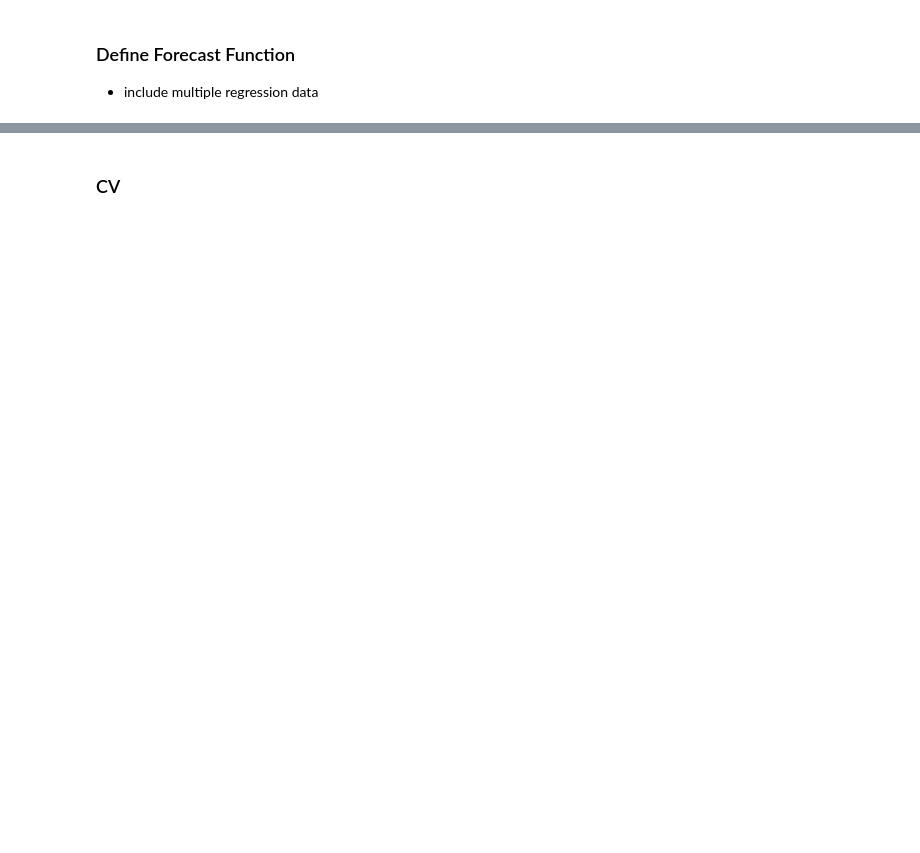
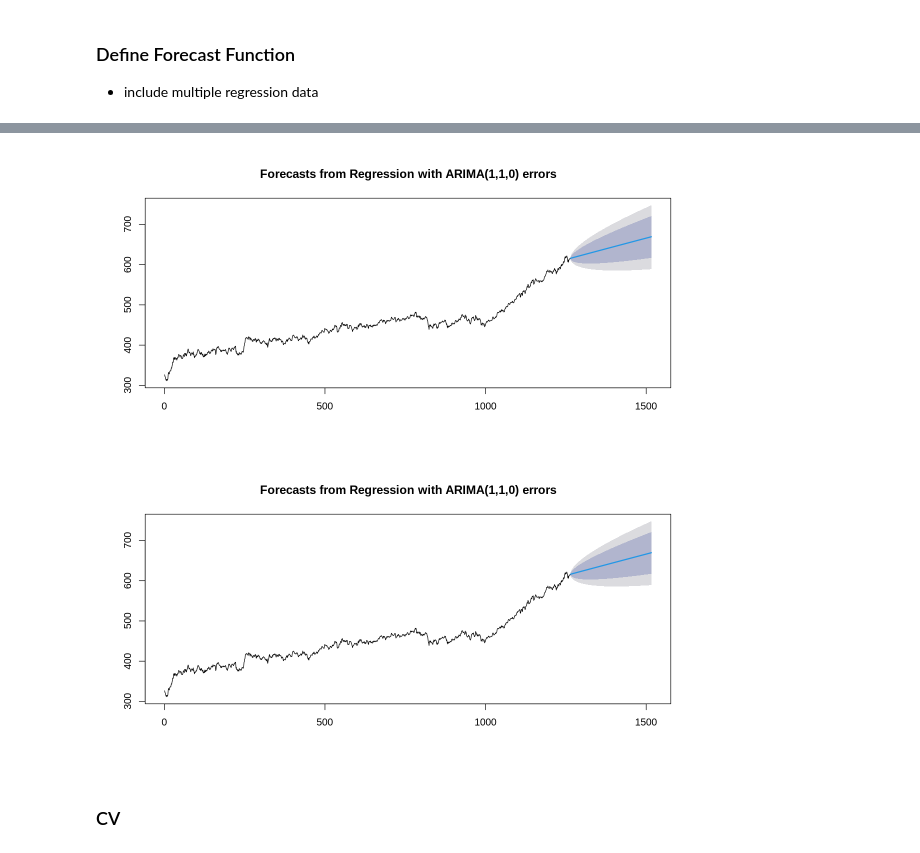
Before and after one commit to lbk209/timeseries, a Jupyter notebook: r_arima_snp500.ipynb, the cells around one changed output, grey strips where cells are left out. Saved outputs shown, nothing was run; the diff lists cells and outputs as text; code cells hidden in the pictures; blank space fills up the shorter version.

```diff
--- a/r_arima_snp500.ipynb
+++ b/r_arima_snp500.ipynb
@@ -1874,0 +1769,11 @@ cv.forecast <- function(x, h, xreg=NULL) {
+# %%
+x.train <- window(train2, end=c(as.Date('1995-12-31')))
+x.test <- window(train2, start=c(as.Date('1996-01-01')), end=c(as.Date('1996-12-31')))
+c.train <- x.train$snp.close
+
+#r <- x.train$snp.vol
+r <- x.train[,2:4]
+
+c.test <- x.test$snp.close
+
+#fc1 <- cv.forecast(c.train, 252, r, NULL)
@@ -1874,0 +1894,9 @@ cv.forecast <- function(x, h, xreg=NULL) {
+# %%
+x.train <- window(train2, end=c(as.Date('1995-12-31')))
+x.test <- window(train2, start=c(as.Date('1996-01-01')), end=c(as.Date('1996-12-31')))
+c.train <- x.train$snp.close
+r <- x.train$snp.vol
+c.test <- x.test$snp.close
+
+fc1 <- cv.forecast(c.train, 252, r, NULL)
+fc2 <- cv.forecast(c.train, 252, r, 252)
@@ -1875,2 +1942,9 @@ cv.forecast <- function(x, h, xreg=NULL) {
+# %%
+#par(mfrow=c(2,1))
+plot(fc1)
+plot(fc2)
+# %% [output]
+[figure, added]
+[figure, added]
 # %% [markdown]
 ### CV
```
Also changed, not shown: parts of 41 cells of this notebook.
